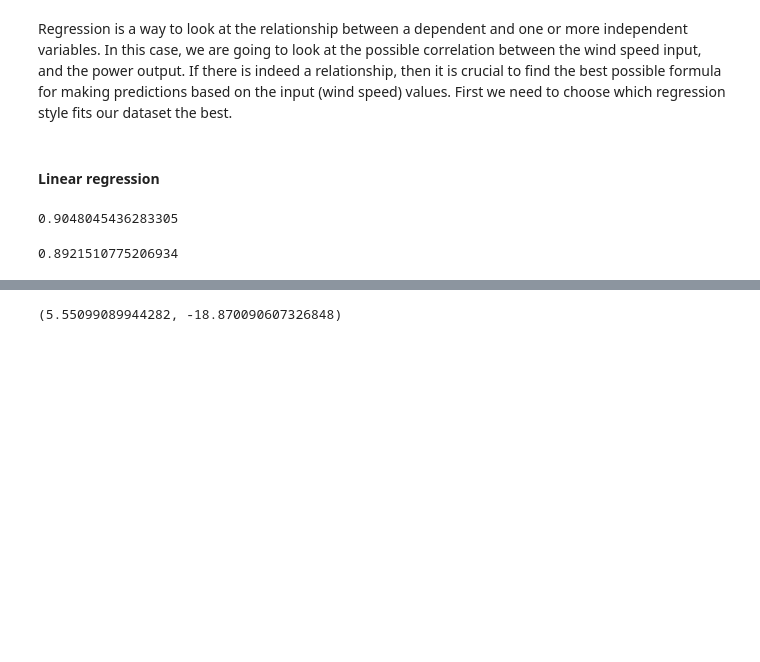
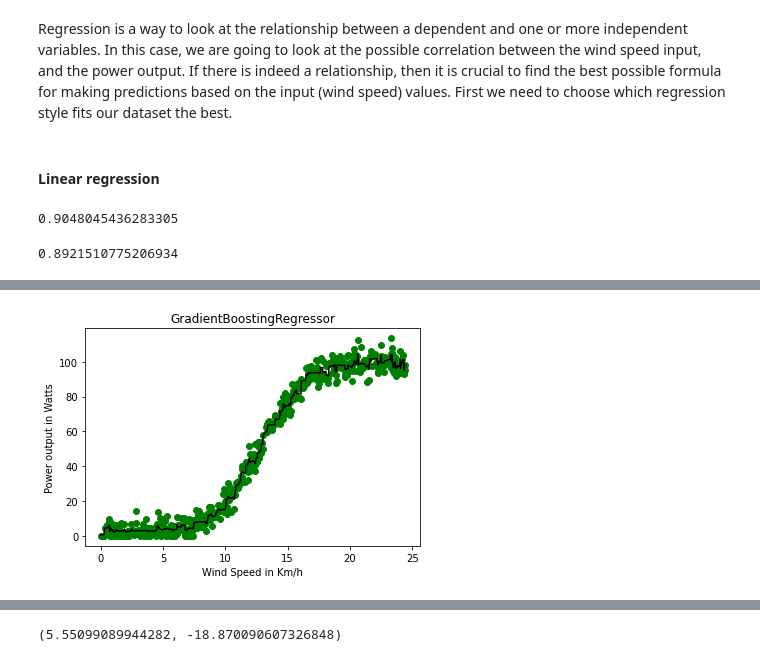
Before and after one commit to Ardvb/MLAS-Project, a Jupyter notebook: Project.ipynb, the cells around one changed output, grey strips where cells are left out. Saved outputs shown, nothing was run; the diff lists cells and outputs as text; code cells hidden in the pictures; blank space fills up the shorter version.

```diff
--- a/Project.ipynb
+++ b/Project.ipynb
@@ -196,0 +206,3 @@ m = lm.LinearRegression()
+# %%
+modelgbr = GradientBoostingRegressor(random_state=0).fit(x_train, y_train)
+modelgbr.score(x_test, y_test)
@@ -196,0 +241,12 @@ m = lm.LinearRegression()
+# %%
+def gbr():
+    plt.scatter(x, y, color='green')
+    plt.plot(x, predgbr, color='black') #Plot predictions of GradientBoostingRegressor in black, against actual y output values in green.
+    plt.title('GradientBoostingRegressor')
+    plt.xlabel('Wind Speed in Km/h')
+    plt.ylabel('Power output in Watts')
+    plt.show()
+    return
+gbr()
+# %% [output]
+[figure, added]
```
Also changed, not shown: parts of 27 cells of this notebook, 1 other file.
